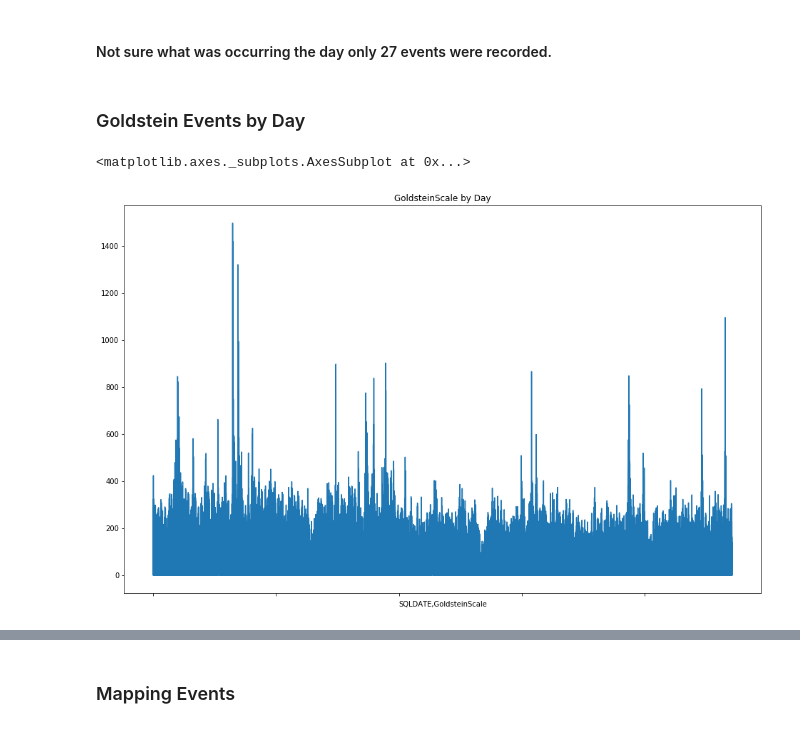
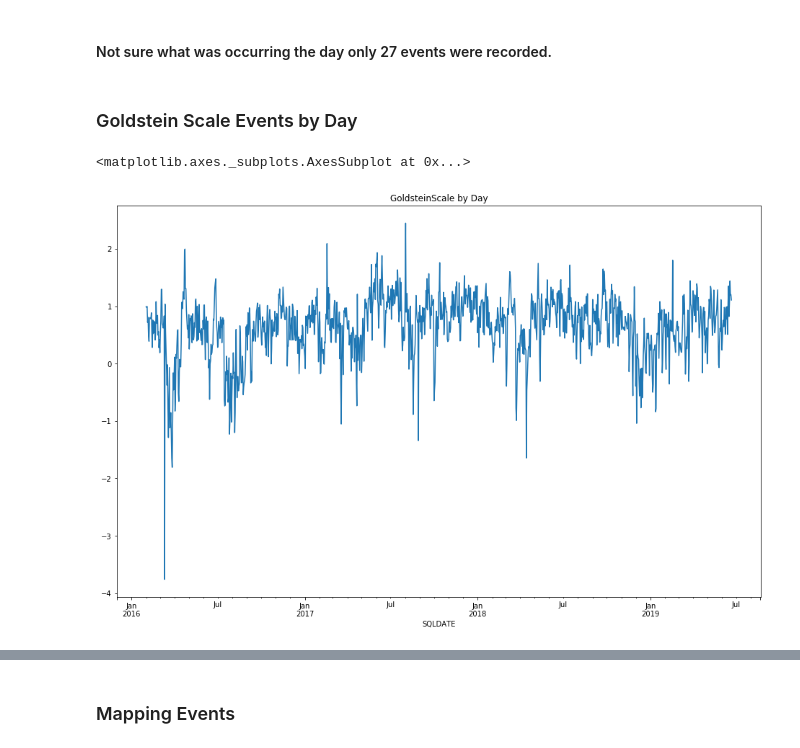
Before and after one commit to philip-sparks/Springboard-AI, a Jupyter notebook: GDELT_Capstone/France Collection, Wrangling, Exploration.ipynb, the cells around one changed output, grey strips where cells are left out. Drawn from its saved outputs; the diff is of its cells as text; code cells hidden in the pictures.

```diff
--- a/GDELT_Capstone/France Collection, Wrangling, Exploration.ipynb
+++ b/GDELT_Capstone/France Collection, Wrangling, Exploration.ipynb
@@ -567,9 +562,9 @@ france_events.loc[france_events['SQLDATE'] == '2019-02-17']
 # %% [markdown]
 #### Not sure what was occurring the day only 27 events were recorded.
 # %% [markdown]
-### Goldstein Events by Day
+### Goldstein Scale Events by Day
 # %%
-france_events.groupby(["SQLDATE", "GoldsteinScale"]).size().plot(figsize=(16,10), title='GoldsteinScale by Day')
+france_events.groupby("SQLDATE")["GoldsteinScale"].mean().plot(figsize=(16,10), title='GoldsteinScale by Day')
 # %% [output]
 <matplotlib.axes._subplots.AxesSubplot at 0x...>
-[figure, old version]
+[figure, new version]
```
Also changed, not shown: parts of 30 cells of this notebook.
